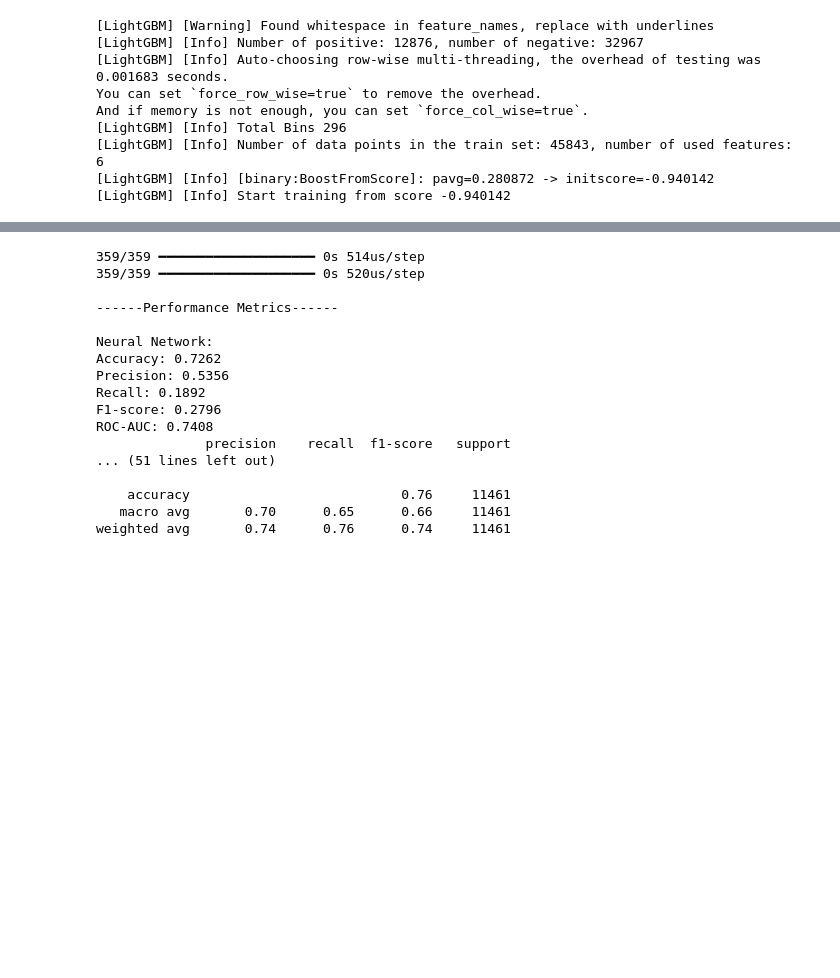
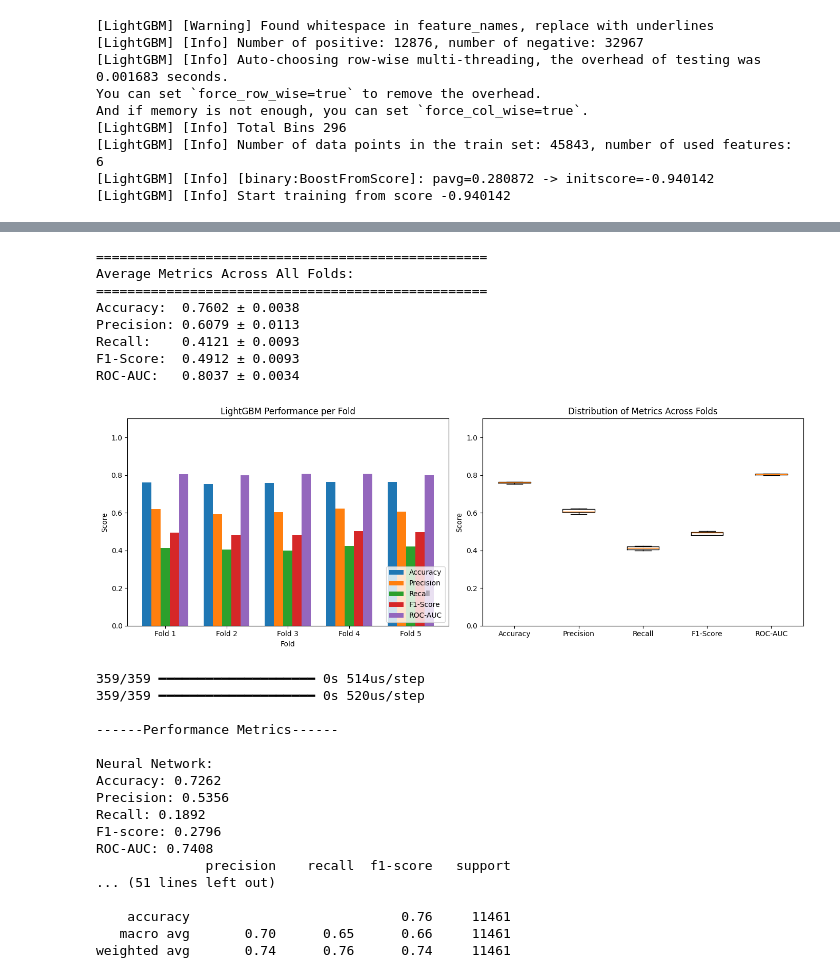
Before and after one commit to AhmedRafid3S5/Hybrid-CVD-Model, a Jupyter notebook: model_a_training(Part 2).ipynb, the cells around one changed output, grey strips where cells are left out. Saved outputs shown, nothing was run; the diff lists cells and outputs as text; code cells hidden in the pictures; blank space fills up the shorter version.

Commit message:
K Fold Cross Validation implemented (results in output)

```diff
--- a/model_a_training(Part 2).ipynb
+++ b/model_a_training(Part 2).ipynb
@@ -215,3 +246,52 @@ And if memory is not enough, you can set `force_col_wise=true`.
+# %%
+# Calculate and display average metrics across all folds
+print("=" * 50)
+print("Average Metrics Across All Folds:")
+print("=" * 50)
+print(f"Accuracy:  {np.mean(fold_metrics['Accuracy']):.4f} ± {np.std(fold_metrics['Accuracy']):.4f}")
+print(f"Precision: {np.mean(fold_metrics['Precision']):.4f} ± {np.std(fold_metrics['Precision']):.4f}")
+print(f"Recall:    {np.mean(fold_metrics['Recall']):.4f} ± {np.std(fold_metrics['Recall']):.4f}")
+print(f"F1-Score:  {np.mean(fold_metrics['F1-Score']):.4f} ± {np.std(fold_metrics['F1-Score']):.4f}")
+print(f"ROC-AUC:   {np.mean(fold_metrics['ROC-AUC']):.4f} ± {np.std(fold_metrics['ROC-AUC']):.4f}")
+print(f"PR-AUC:    {np.mean(fold_metrics['PR-AUC']):.4f} ± {np.std(fold_metrics['PR-AUC']):.4f}")
+
+# Visualize fold performance
+fig, axes = plt.subplots(1, 2, figsize=(16, 5))
+
+# Bar chart of metrics per fold
+metrics_to_plot = ['Accuracy', 'Precision', 'Recall', 'F1-Score', 'ROC-AUC', 'PR-AUC']
+x = np.arange(n_splits)
+width = 0.12
+
+for i, metric in enumerate(metrics_to_plot):
+    axes[0].bar(x + i * width, fold_metrics[metric], width, label=metric)
+
+axes[0].set_xlabel('Fold')
+axes[0].set_ylabel('Score')
+axes[0].set_title('LightGBM Performance per Fold')
+axes[0].set_xticks(x + width * 2.5)
+axes[0].set_xticklabels([f'Fold {i+1}' for i in range(n_splits)])
+axes[0].legend(loc='lower right')
+axes[0].set_ylim(0, 1.1)
+
+# Box plot of metrics distribution
+axes[1].boxplot([fold_metrics[m] for m in metrics_to_plot], labels=metrics_to_plot)
+axes[1].set_ylabel('Score')
+axes[1].set_title('Distribution of Metrics Across Folds')
+axes[1].set_ylim(0, 1.1)
+
+plt.tight_layout()
+plt.show()
+# %% [output]
+==================================================
+Average Metrics Across All Folds:
+==================================================
+Accuracy:  0.7602 ± 0.0038
+Precision: 0.6079 ± 0.0113
+Recall:    0.4121 ± 0.0093
+F1-Score:  0.4912 ± 0.0093
+ROC-AUC:   0.8037 ± 0.0034
+[figure, added]
 # %%
 from sklearn.metrics import (
     accuracy_score, precision_score, recall_score, f1_score, roc_auc_score,
```
Also changed, not shown: parts of 7 cells of this notebook.
